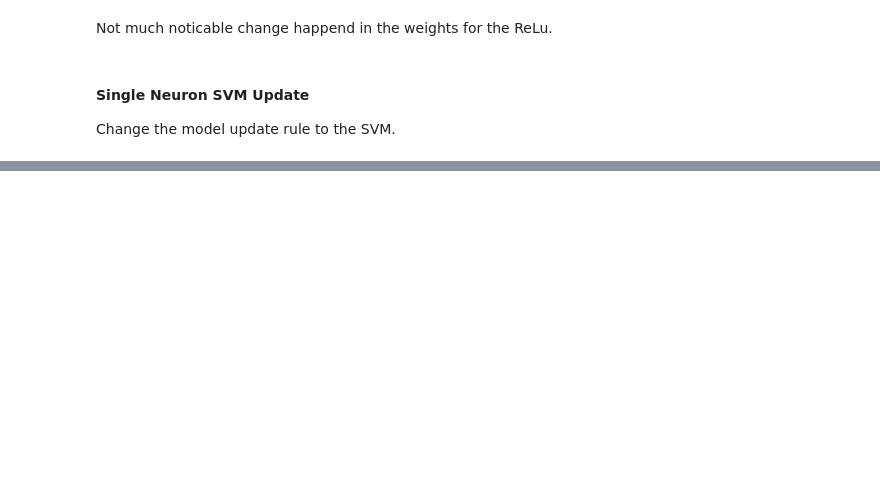
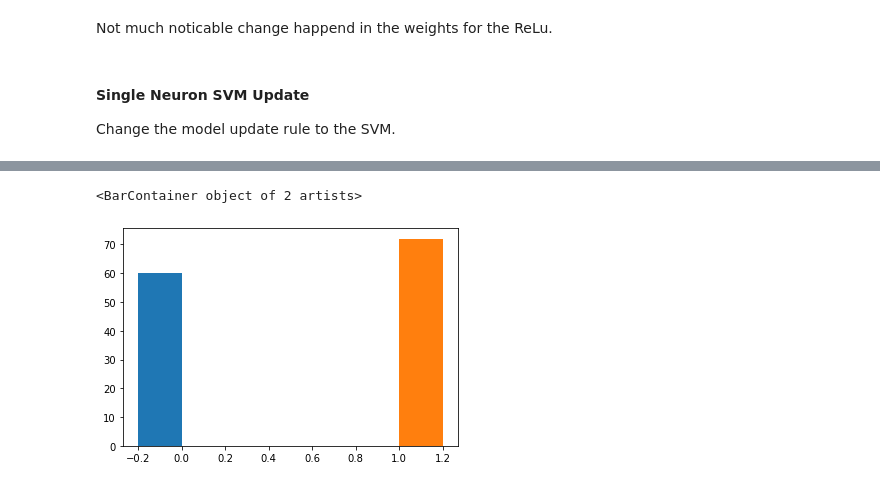
Before and after one commit to LuisRG30/Neural-Networks, a Jupyter notebook: PerceptronModels/SimplePerceptron/CrossValidate_RealData.ipynb, the cells around one changed output, grey strips where cells are left out. Cells and saved outputs as stored; diff of their text form; code cells hidden in the pictures; blank space fills up the shorter version.

```diff
--- a/PerceptronModels/SimplePerceptron/CrossValidate_RealData.ipynb
+++ b/PerceptronModels/SimplePerceptron/CrossValidate_RealData.ipynb
@@ -261,0 +262,30 @@ P_svm.score(X_test, y_test)
+# %%
+y_pred_svm = P_svm.predict(X_test)
+# %%
+classes = list(set(y_test))
+preds_svm = y_test == y_pred_svm
+
+correct_svm= []
+incorrect_svm = []
+
+for c in classes:
+    right = 0
+    wrong = 0
+    for index, pred in enumerate(preds_svm):
+        if y_test[index] == c:
+            #Compute if right or wrong
+            if pred:
+                right += 1
+            else:
+                wrong += 1
+
+    correct_svm.append(right)
+    incorrect_svm.append(wrong)
+# %%
+width = 0.20
+x = np.arange(len(classes))
+plt.bar(x-0.1, correct_svm, width)
+plt.bar(x+0.1, incorrect_svm, width)
+# %% [output]
+<BarContainer object of 2 artists>
+[figure, added]
```
Also changed, not shown: parts of 19 cells of this notebook.
